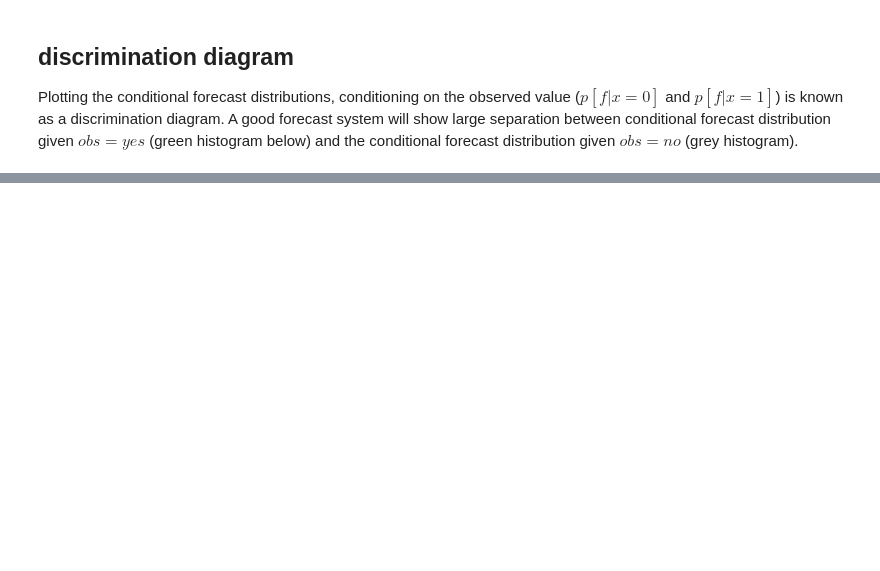
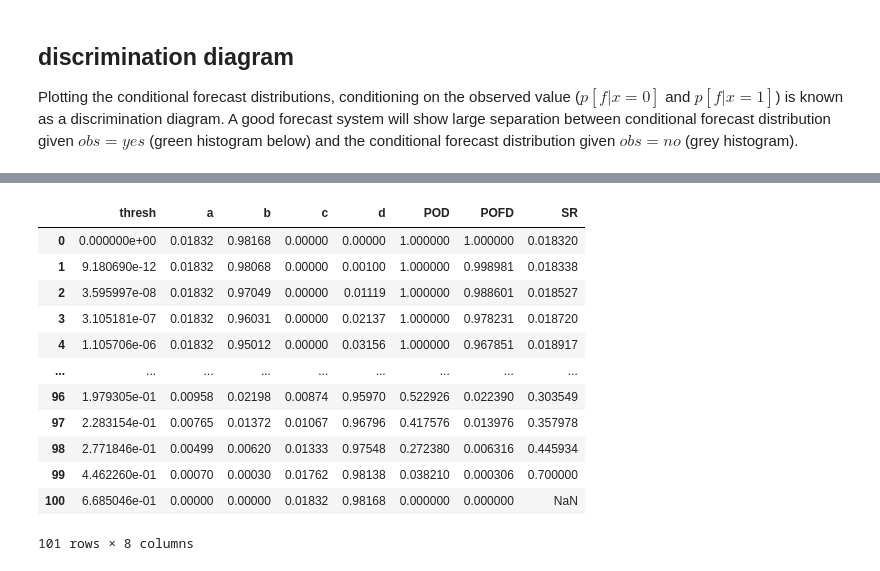
Before and after one commit to baldwin-ou/verification, a Jupyter notebook: generate_synth_data.ipynb, the cells around one changed output, grey strips where cells are left out. Drawn from its saved outputs; the diff is of its cells as text; code cells hidden in the pictures; blank space fills up the shorter version.

```diff
--- a/generate_synth_data.ipynb
+++ b/generate_synth_data.ipynb
@@ -256,3 +263,19 @@ axs[1].plot(df.SR,df.POD,lw=2)
+# %%
+df
+# %% [output]
+|  | thresh | a | b | c | d | POD | POFD | SR |
+| 0 | 0.000000e+00 | 0.01832 | 0.98168 | 0.00000 | 0.00000 | 1.000000 | 1.000000 | 0.018320 |
+| 1 | 9.180690e-12 | 0.01832 | 0.98068 | 0.00000 | 0.00100 | 1.000000 | 0.998981 | 0.018338 |
+| 2 | 3.595997e-08 | 0.01832 | 0.97049 | 0.00000 | 0.01119 | 1.000000 | 0.988601 | 0.018527 |
+| 3 | 3.105181e-07 | 0.01832 | 0.96031 | 0.00000 | 0.02137 | 1.000000 | 0.978231 | 0.018720 |
+| 4 | 1.105706e-06 | 0.01832 | 0.95012 | 0.00000 | 0.03156 | 1.000000 | 0.967851 | 0.018917 |
+| ... | ... | ... | ... | ... | ... | ... | ... | ... |
+| 96 | 1.979305e-01 | 0.00958 | 0.02198 | 0.00874 | 0.95970 | 0.522926 | 0.022390 | 0.303549 |
+| 97 | 2.283154e-01 | 0.00765 | 0.01372 | 0.01067 | 0.96796 | 0.417576 | 0.013976 | 0.357978 |
+| 98 | 2.771846e-01 | 0.00499 | 0.00620 | 0.01333 | 0.97548 | 0.272380 | 0.006316 | 0.445934 |
+| 99 | 4.462260e-01 | 0.00070 | 0.00030 | 0.01762 | 0.98138 | 0.038210 | 0.000306 | 0.700000 |
+| 100 | 6.685046e-01 | 0.00000 | 0.00000 | 0.01832 | 0.98168 | 0.000000 | 0.000000 | NaN |
+101 rows × 8 columns
 # %%
 # set up functions for score calculations from 2x2 contingency table
 def ang2bias(x):
```
Also changed, not shown: parts of 8 cells of this notebook.
